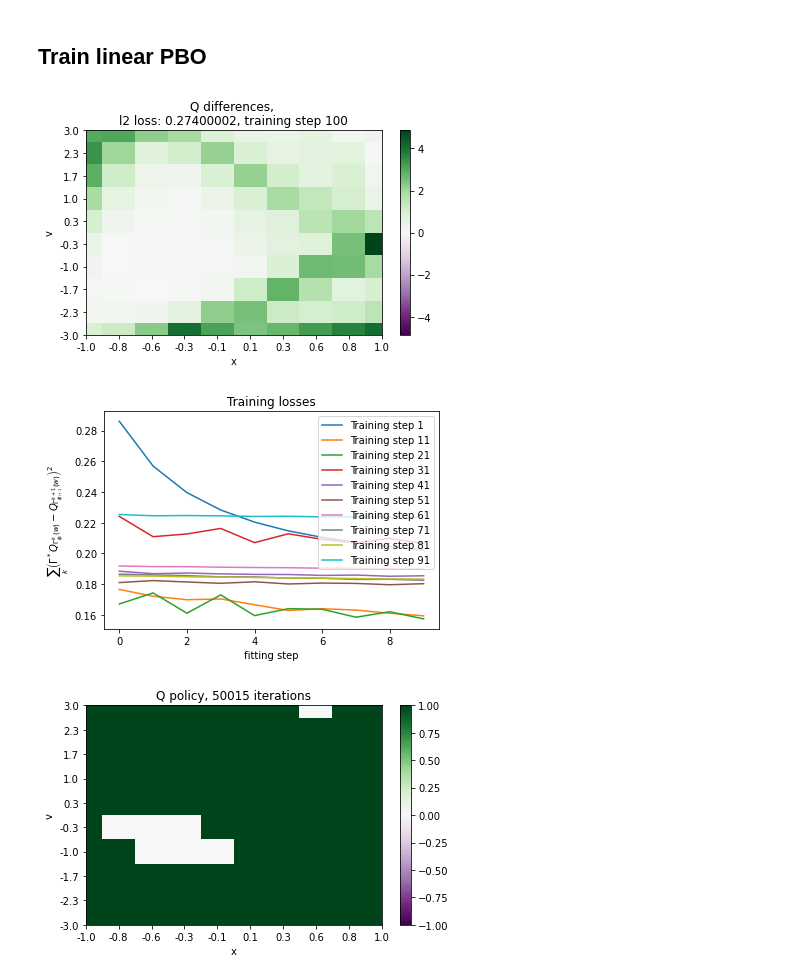
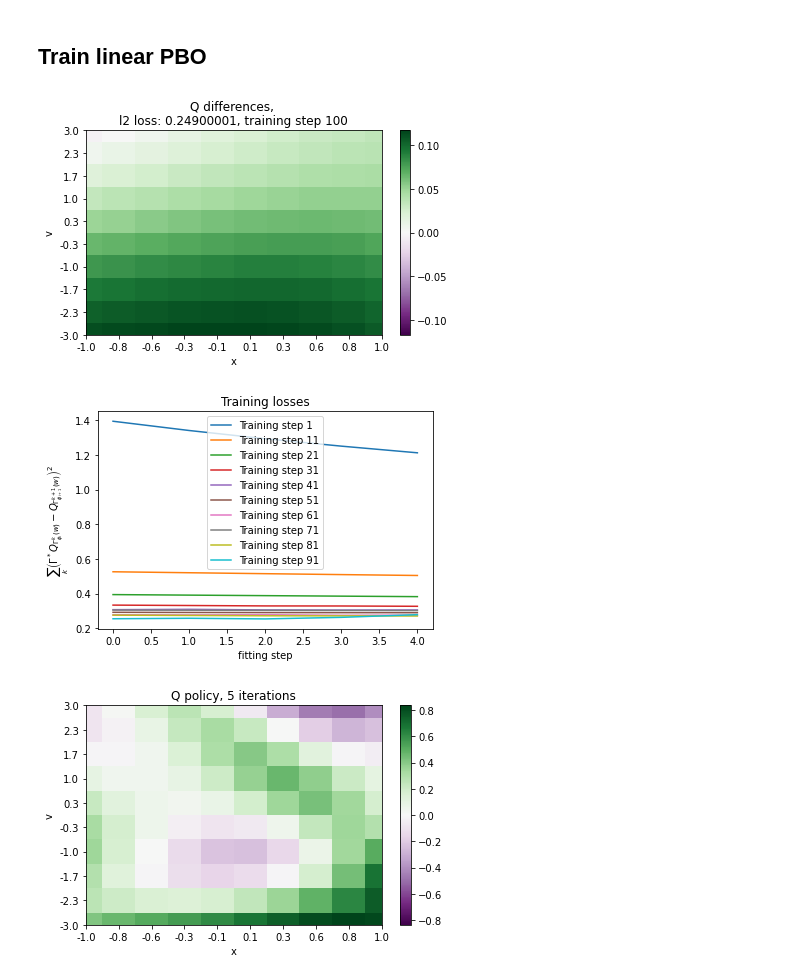
Before and after one commit to theovincent/PBO, a Jupyter notebook: pbo_car_on_hill.ipynb, the cells around one changed output. Drawn from its saved outputs; the diff is of its cells as text; code cells hidden in the pictures.

```diff
--- a/pbo_car_on_hill.ipynb
+++ b/pbo_car_on_hill.ipynb
@@ -13,26 +13,28 @@ import jax.numpy as jnp
 # keys
 seed = 0
 key = jax.random.PRNGKey(seed)
-shuffle_key, q_network_key, random_weights_key, pbo_network_key = jax.random.split(key, 4)
+sample_key, shuffle_key, q_network_key, random_weights_key, pbo_network_key = jax.random.split(key, 5)
+
 
 # Sample collection
 n_states_x = 10
 n_states_v = 10
 n_actions = 2
-n_samples = n_states_x * n_states_v * n_actions
+n_uniform_samples = 200
+n_samples = n_states_x * n_states_v * n_actions * n_uniform_samples
 gamma = 0.9
 
 # # Weights collection
-n_weights = 1
+n_weights = 100
 
 # # Trainings
 layers_dimension = (10,)
-max_bellman_iterations = 15
-batch_size_samples = n_samples
+max_bellman_iterations = 5
+batch_size_samples = n_samples // 10
 
 # ## Linear PBO
 training_steps = 100
-fitting_steps = 10
+fitting_steps = 5
 batch_size_weights = n_weights
 learning_rate = {"first": 0.001, "last": 0.00005, "duration": training_steps * fitting_steps * n_samples // batch_size_samples}
 
@@ -84,6 +86,20 @@ for state_x in states_x:
 
             replay_buffer.add(state, jnp.array([action]), reward, next_state)
 
+env.reset()
+for idx_sample in range(n_uniform_samples):
+    sample_key, key = jax.random.split(sample_key)
+    if jax.random.uniform(key) > 0.5:
+        action = jnp.array([0])
+    else:
+        action = jnp.array([1])
+    next_state, reward, absording, _ = env.step(action)
+
+    replay_buffer.add(env.state, action, reward, next_state)
+
+    if absording:
+        env.reset()
+
 replay_buffer.cast_to_jax_array()
 # %% [markdown]
 ### Visualize samples
@@ -294,6 +309,7 @@ from pbo.weights_collection.weights_buffer import WeightsBuffer
 weights_buffer = WeightsBuffer()
 
 # Add initial validation weights
+validation_initial_weight = q.to_weights(q.params) * 0
 weights_buffer.add(validation_initial_weight)
 
 # Add randow weights
@@ -329,9 +345,8 @@ from pbo.networks.learnable_pbo import LinearPBO
 
 data_loader_samples = SampleDataLoader(replay_buffer, batch_size_samples, shuffle_key)
 data_loader_weights = WeightsDataLoader(weights_buffer, batch_size_weights, shuffle_key)
-pbo = LinearPBO(q_pbo, max_bellman_iterations, False, pbo_network_key, learning_rate)  # add_infinity == False
+pbo = LinearPBO(q_pbo, max_bellman_iterations, True, pbo_network_key, learning_rate)  # add_infinity == False
 importance_iteration = jnp.ones(max_bellman_iterations + 1)
-# importance_iteration = importance_iteration.at[-1].set(0)
 
 l2_losses = np.ones((training_steps, fitting_steps)) * np.nan
 
@@ -372,20 +387,23 @@ plt.ylabel(r"$\sum_{k} \left(\Gamma^*Q_{\Gamma_{\phi_i}^k(w)} - Q_{\Gamma_{\phi_
 plt.title("Training losses")
 plt.show()
 # %% [output]
-[figure, old version]
+[figure, new version]
-[figure, old version]
+[figure, new version]
 # %%
-test_bellman_iterations = max_bellman_iterations + 50000
+test_bellman_iterations = max_bellman_iterations
 
 q_weight = validation_initial_weight
 for _ in range(test_bellman_iterations):
     q_weight = pbo(pbo.params, q_weight)
 q_pbo.params = q_pbo.to_params(q_weight)
+
+q_pbo.params = q_pbo.to_params(pbo.fixed_point(pbo.params))
+
 diff_q_pbo = env.diff_q_mesh(q_pbo, states_x, states_v)
 
 q_visu_mesh = TwoDimesionsMesh(states_x, states_v, sleeping_time=0, axis_equal=False, zero_centered=True)
 
-q_visu_mesh.set_values((diff_q_pbo > 0).astype(float))
+q_visu_mesh.set_values(diff_q_pbo)
 q_visu_mesh.show(f"Q policy, {test_bellman_iterations} iterations", xlabel="x", ylabel="v")
 # %% [output]
-[figure, old version]
+[figure, new version]
```
Also changed, not shown: parts of 13 cells of this notebook.
